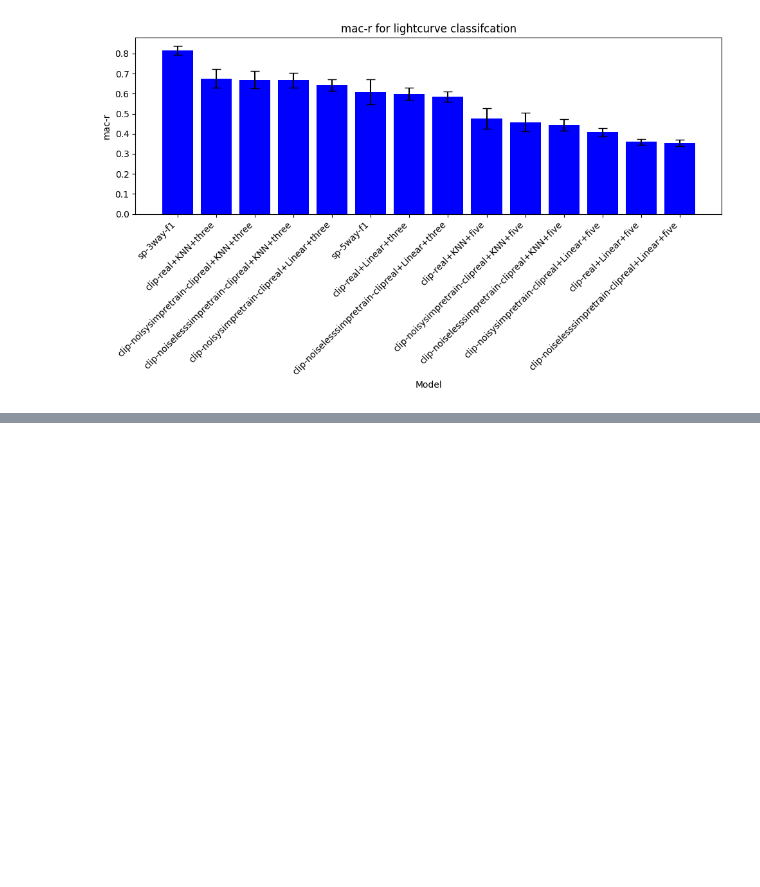
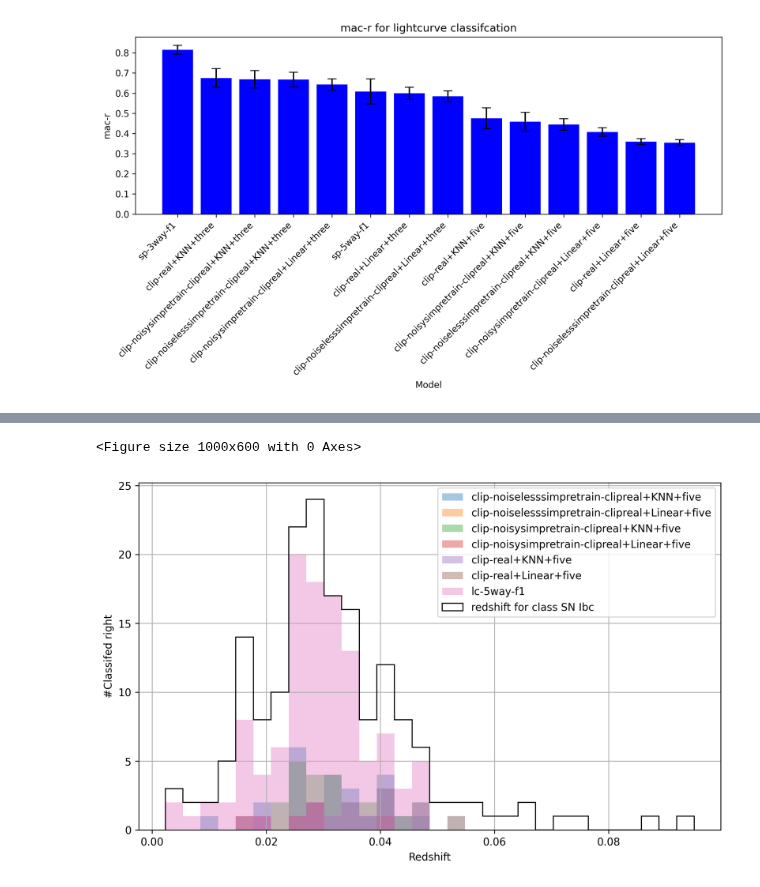
Before and after one commit to ThomasHelfer/multimodal-supernovae, a Jupyter notebook: plot_data.ipynb, the cells around one changed output, grey strips where cells are left out. Drawn from its saved outputs; the diff is of its cells as text; code cells hidden in the pictures; blank space fills up the shorter version.

```diff
--- a/plot_data.ipynb
+++ b/plot_data.ipynb
@@ -36,3 +47,7 @@ def calculate_kfold_mean_and_std(metrics_list):
 # Calculate mean and std from metric using k-folds
 class_mean, class_std = calculate_kfold_mean_and_std(classification_metrics_list)
 reg_mean, reg_std = calculate_kfold_mean_and_std(regression_metrics_list)
+# %%
+# Prepare raw results
+merged_classification = mergekfold_results(collect_classification_results)
+merged_regression = mergekfold_results(collect_regression_results)
@@ -88,0 +221,36 @@ plt.tight_layout()
+# %%
+# Filter out classes
+filtered_classified = filter_elements(df_cleaned, class_filter)
+
+plt.figure(figsize=(10, 6))
+
+# Determine the number of subplots needed
+fig = plt.figure(figsize=(10, 6),dpi = 300)
+
+for (index, row) in filtered_classified.iterrows():
+    plt.hist(
+        row["y_true"],
+        bins=30,
+        label=row["Model"],
+        range=[min(total_hist), max(total_hist)],
+        alpha=0.4,
+    )
+plt.hist(
+    filtered_classified["y_pred_all"][0],
+    color="black",
+    edgecolor="black",
+    bins=30,
+    range=[min(total_hist), max(total_hist)],
+    label=f"redshift for class {class_names[int(class_filter)][0]}",
+    histtype='step',
+)
+plt.xlabel("Redshift")
+plt.ylabel("#Classifed right")
+plt.legend()
+plt.grid(True)
+
+plt.savefig('redshiftmissclass.pdf')
+plt.show()
+# %% [output]
+<Figure size 1000x600 with 0 Axes>
+[figure, added]
```
Also changed, not shown: parts of 9 cells of this notebook.
